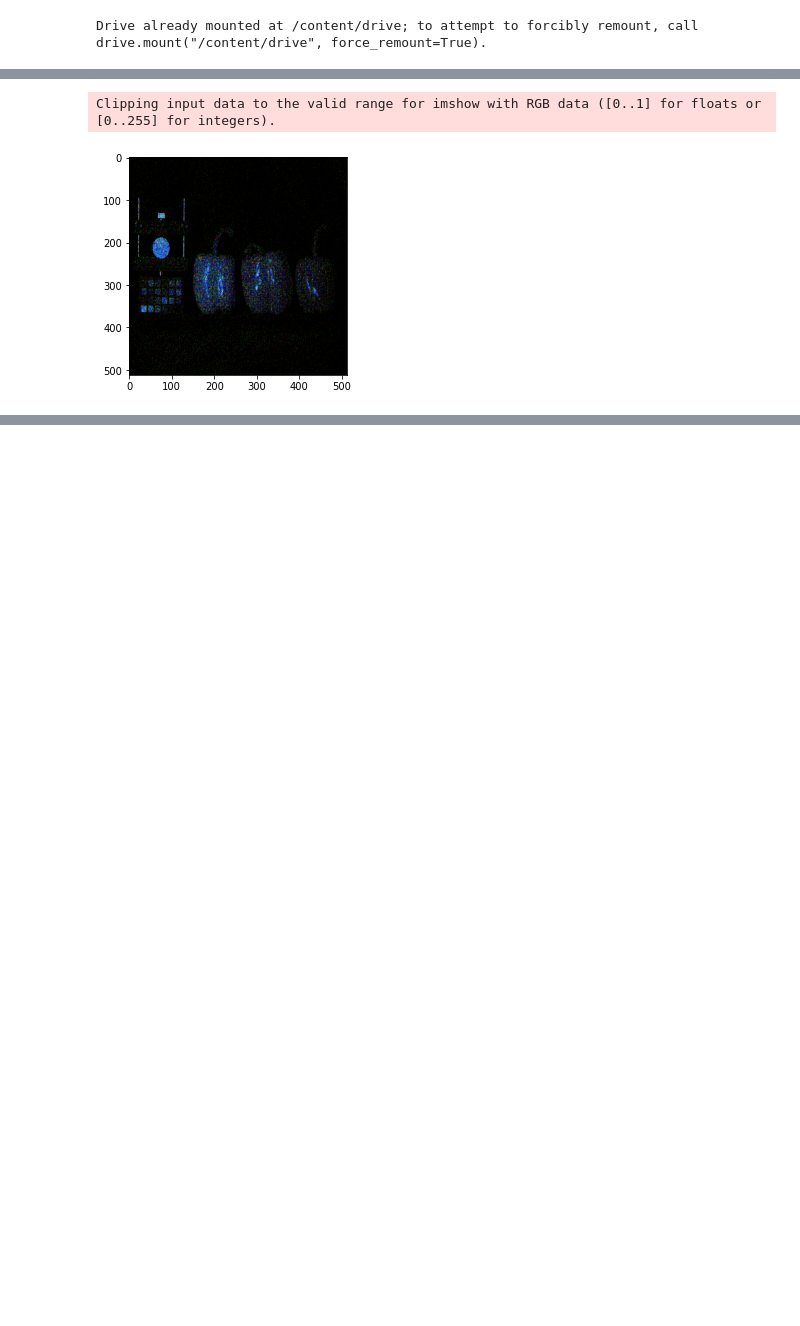
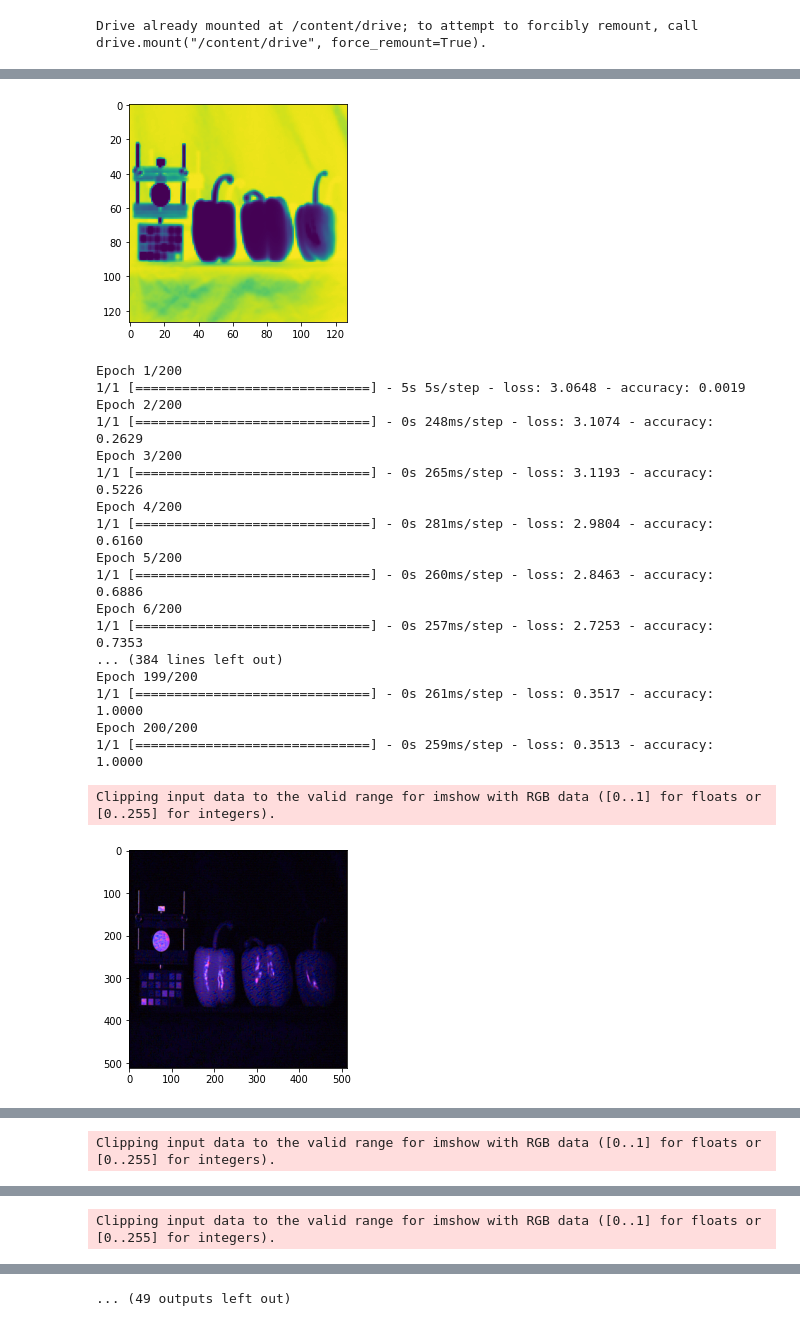
Before and after one commit to bemc22/spectral-gans, a Jupyter notebook: notebooks/SpectralGenerator.ipynb, the cells around one changed output, grey strips where cells are left out. Cells and saved outputs as stored; diff of their text form; code cells hidden in the pictures; blank space fills up the shorter version.

```diff
--- a/notebooks/SpectralGenerator.ipynb
+++ b/notebooks/SpectralGenerator.ipynb
@@ -175,8 +110,56 @@ Epoch 2000/2000
-# %%
-alpha = model_gen.alpha.get_weights()[0]
-estimated = generator(alpha[None, :]).numpy()
-plt.imshow(estimated[0][:,:, RGB])
-plt.show()
-# %% [output]
-Clipping input data to the valid range for imshow with RGB data ([0..1] for floats or [0..255] for integers).
-[figure, removed]
+# %%
+rho = 1
+tau = 0.1*rho
+
+
+optimizer = tf.keras.optimizers.Adam(5e-2)
+model_gen = spectralGen(encoder=encoder, generator=generator, discriminator=discriminator, rho=rho)
+model_gen.compile( optimizer=optimizer, loss=['binary_crossentropy'], metrics=['accuracy'])
+
+alpha0 = tf.ones( (1,512,512,8) )
+y_true = tf.ones( (1,127,127,1) )
+
+
+u = tf.zeros( (1,512,512,31) )
+y_pred = model_gen.predict([alpha0, target, u])
+
+plt.imshow(y_pred[0,:,:,0] )
+plt.show()
+iters = 20
+
+alpha = model_gen.alpha.alpha
+Da  = generator(alpha[None,:])
+z = soft_threshold(  spacial_tv(Da) + u , tau, rho )
+
+for i in range(iters):
+  model_gen.fit( x=[alpha0, target, u - z], y = y_true , epochs=200  )
+  alpha = model_gen.alpha.alpha
+  Da = generator(alpha[None,:])
+  tv_Da = spacial_tv(Da)
+  z = soft_threshold( tv_Da + u )
+  u = u + tv_Da - z
+
+  estimated = generator(alpha[None, :]).numpy()
+  plt.imshow(estimated[0][:,:, RGB])
+  plt.show()
+# %% [output]
+[figure, added]
+Epoch 1/200
+1/1 [==============================] - 5s 5s/step - loss: 3.0648 - accuracy: 0.0019
+Epoch 2/200
+1/1 [==============================] - 0s 248ms/step - loss: 3.1074 - accuracy: 0.2629
+Epoch 3/200
+1/1 [==============================] - 0s 265ms/step - loss: 3.1193 - accuracy: 0.5226
+Epoch 4/200
+1/1 [==============================] - 0s 281ms/step - loss: 2.9804 - accuracy: 0.6160
+Epoch 5/200
+1/1 [==============================] - 0s 260ms/step - loss: 2.8463 - accuracy: 0.6886
+Epoch 6/200
+1/1 [==============================] - 0s 257ms/step - loss: 2.7253 - accuracy: 0.7353
+... (384 lines left out)
+Epoch 199/200
+1/1 [==============================] - 0s 261ms/step - loss: 0.3517 - accuracy: 1.0000
+Epoch 200/200
+1/1 [==============================] - 0s 259ms/step - loss: 0.3513 - accuracy: 1.0000
+Clipping input data to the valid range for imshow with RGB data ([0..1] for floats or [0..255] for integers).
+[figure, added]
@@ -182,0 +183 @@ Clipping input data to the valid range for imshow with RGB data ([0..1] for floa
+Clipping input data to the valid range for imshow with RGB data ([0..1] for floats or [0..255] for integers).
@@ -182,0 +202 @@ Clipping input data to the valid range for imshow with RGB data ([0..1] for floa
+Clipping input data to the valid range for imshow with RGB data ([0..1] for floats or [0..255] for integers).
@@ -182,0 +222 @@ Clipping input data to the valid range for imshow with RGB data ([0..1] for floa
+... (49 outputs left out)
```
Also changed, not shown: parts of 10 cells of this notebook, 5 other files.
